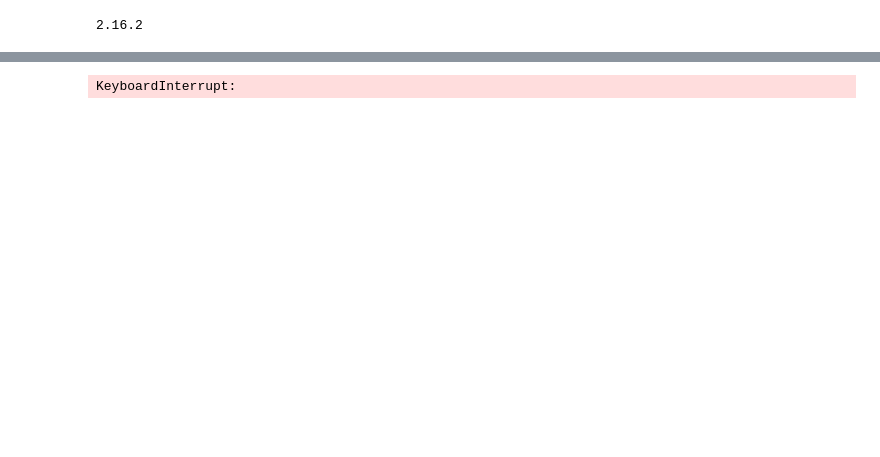
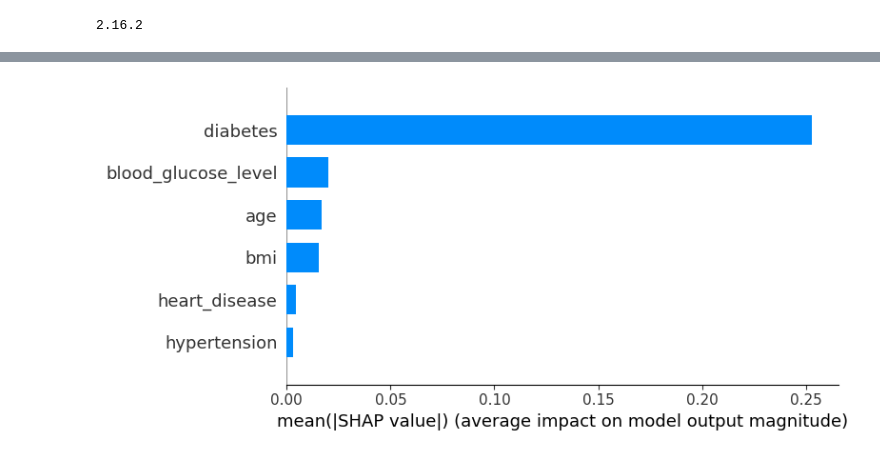
Before and after one commit to raygomez16/data309_datasciencecapstoneproject_diabetesprediction, a Jupyter notebook: 02_ANN_Model_jma538.ipynb, the cells around one changed output, grey strips where cells are left out. Cells and saved outputs as stored; diff of their text form; code cells hidden in the pictures; blank space fills up the shorter version.

```diff
--- a/02_ANN_Model_jma538.ipynb
+++ b/02_ANN_Model_jma538.ipynb
@@ -250,15 +262,14 @@ plt.show()
 # %%
 #Using shap to test feature importance in our dataset.
 
 import shap
-
 
 explainer = shap.Explainer(model, x_train)
 shap_values = explainer(x_test)
 # Summary plot (feature importance as beeswarm)
 #shap.summary_plot(shap_values, x_test, feature_names=x_test.columns)
 
 # Bar plot of average absolute importance
-#shap.summary_plot(shap_values, x_test, feature_names=x_test.columns, plot_type="bar")
+shap.summary_plot(shap_values, x_test, feature_names=x_test.columns, plot_type="bar")
 # %% [output]
-KeyboardInterrupt:
+[figure, added]
```
Also changed, not shown: parts of 10 cells of this notebook, 4 other files.
